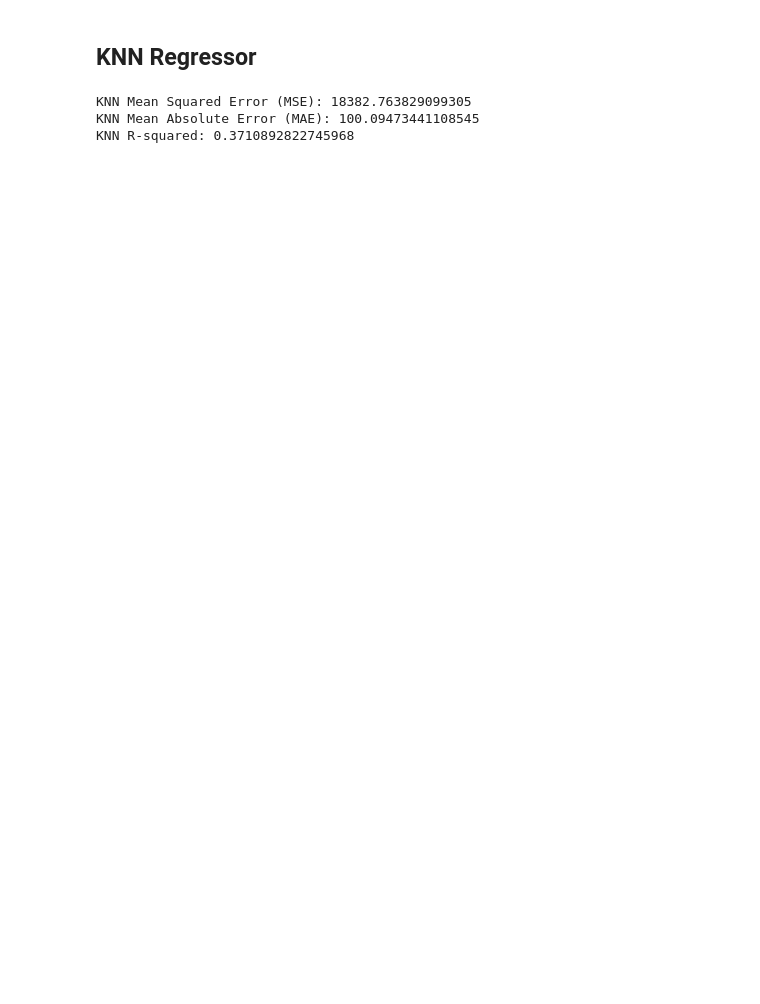
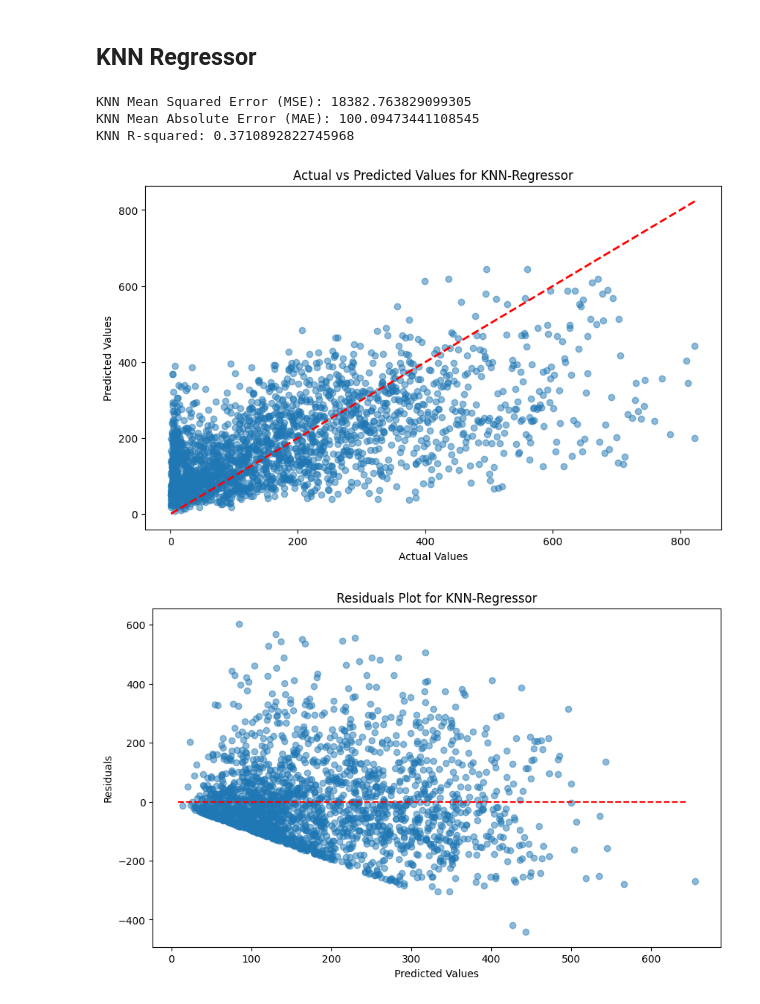
Before and after one commit to ArchibaldTheFirst/YuluBikesharing_Group5, a Jupyter notebook: RegressionModel.ipynb, the cells around one changed output. Drawn from its saved outputs; the diff is of its cells as text; code cells hidden in the pictures; blank space fills up the shorter version.

```diff
--- a/RegressionModel.ipynb
+++ b/RegressionModel.ipynb
@@ -403,13 +437,36 @@ grid_search = GridSearchCV(pipeline, parameters, cv=5, scoring='neg_mean_squared
 grid_search.fit(X_train, y_train)
 
 # Predict
-y_pred = grid_search.predict(X_test)
+y_pred_KNN = grid_search.predict(X_test)
 
 # Print performance metrics
-print("KNN Mean Squared Error (MSE):", mean_squared_error(y_test, y_pred))
-print("KNN Mean Absolute Error (MAE):", mean_absolute_error(y_test, y_pred))
-print("KNN R-squared:", r2_score(y_test, y_pred))
+print("KNN Mean Squared Error (MSE):", mean_squared_error(y_test, y_pred_KNN))
+print("KNN Mean Absolute Error (MAE):", mean_absolute_error(y_test, y_pred_KNN))
+print("KNN R-squared:", r2_score(y_test, y_pred_KNN))
 # %% [output]
 KNN Mean Squared Error (MSE): 18382.763829099305
 KNN Mean Absolute Error (MAE): 100.09473441108545
 KNN R-squared: 0.3710892822745968
+# %%
+# Plot a graph to see actual vs. predicted values
+plt.figure(figsize=(10, 6))
+plt.scatter(y_test, y_pred_KNN, alpha=0.5)
+plt.plot([y_test.min(), y_test.max()], [y_test.min(), y_test.max()], 'r--', lw=2)
+plt.xlabel('Actual Values')
+plt.ylabel('Predicted Values')
+plt.title('Actual vs Predicted Values for KNN-Regressor')
+plt.show()
+
+#Plotting Residuals (differences between predicted and actual values)
+residuals = y_test - y_pred_rf
+
+plt.figure(figsize=(10, 6))
+plt.scatter(y_pred_rf, residuals, alpha=0.5)
+plt.hlines(y=0, xmin=y_pred_KNN.min(), xmax=y_pred_KNN.max(), colors='red', linestyles='--')
+plt.xlabel('Predicted Values')
+plt.ylabel('Residuals')
+plt.title('Residuals Plot for KNN-Regressor')
+plt.show()
+# %% [output]
+[figure, added]
+[figure, added]
```
Also changed, not shown: parts of 2 cells of this notebook.
